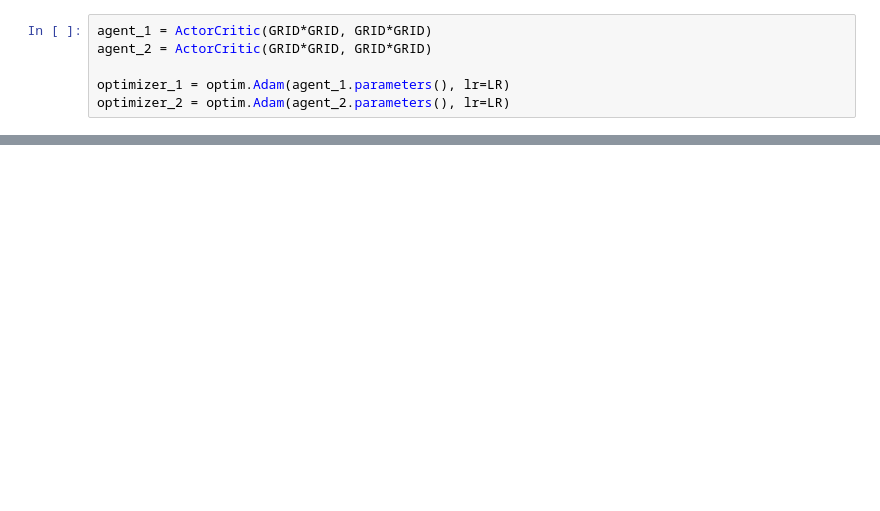
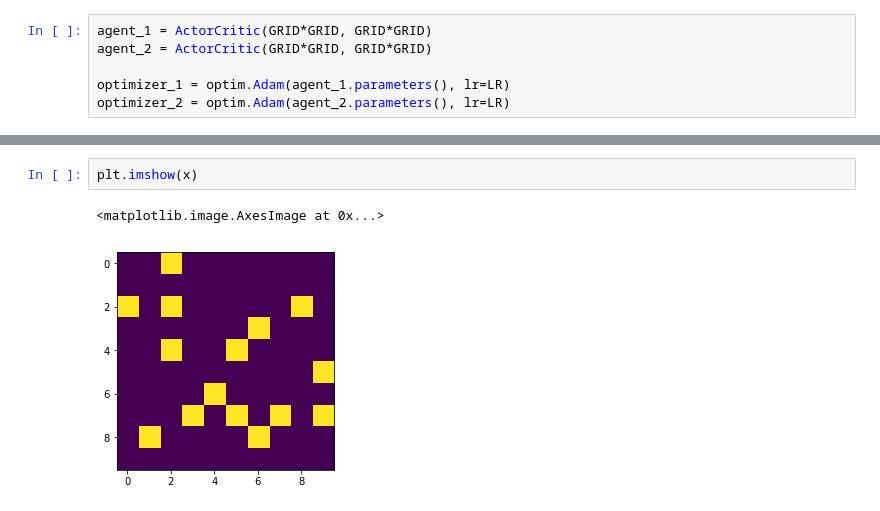
Before and after one commit to denistr16/GoL-RL, a Jupyter notebook: agent_run_template_04.ipynb, the cells around one changed output, grey strips where cells are left out. Cells and saved outputs as stored; diff of their text form; blank space fills up the shorter version.

```diff
--- a/agent_run_template_04.ipynb
+++ b/agent_run_template_04.ipynb
@@ -146,0 +172,5 @@ array([[0, 0, 0, 0, 0, 0, 0, 0, 0, 0],
+# %%
+plt.imshow(x)
+# %% [output]
+<matplotlib.image.AxesImage at 0x...>
+[figure, added]
```
Also changed, not shown: parts of 16 cells of this notebook, 1 other file.
